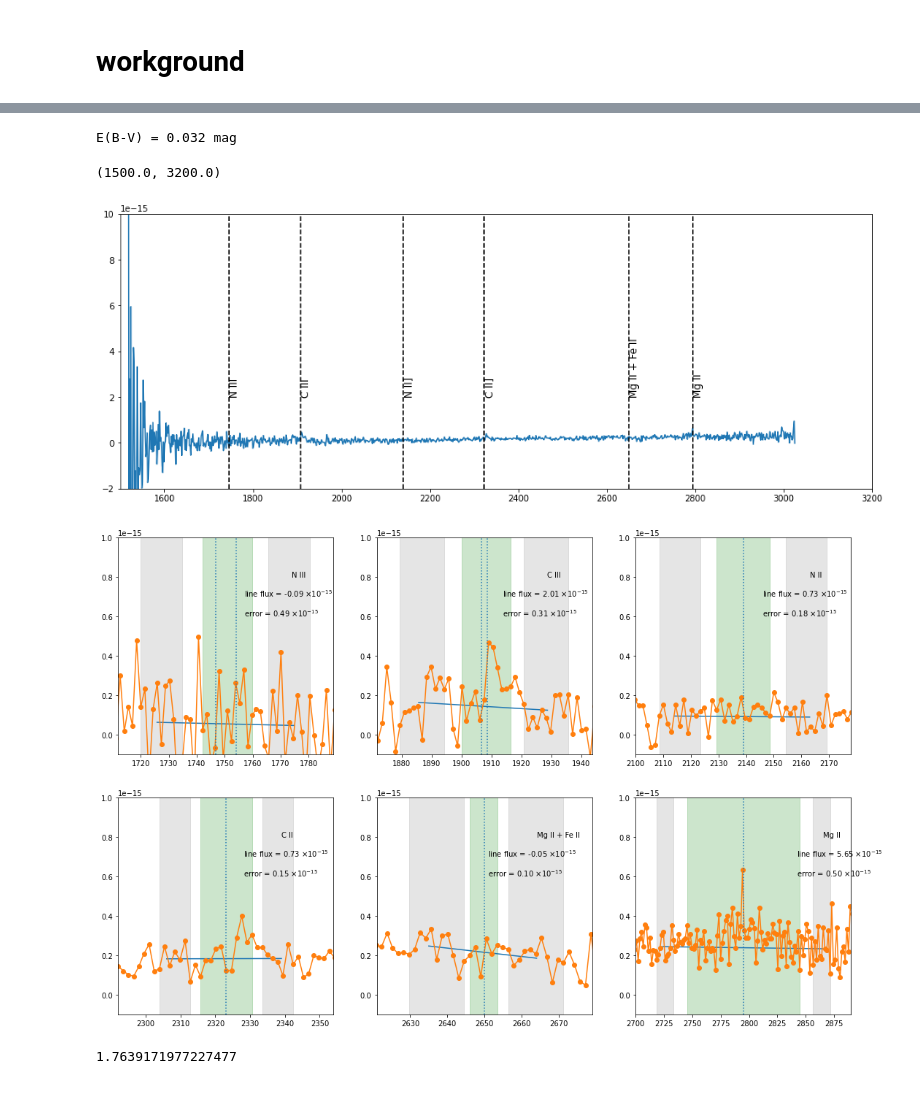
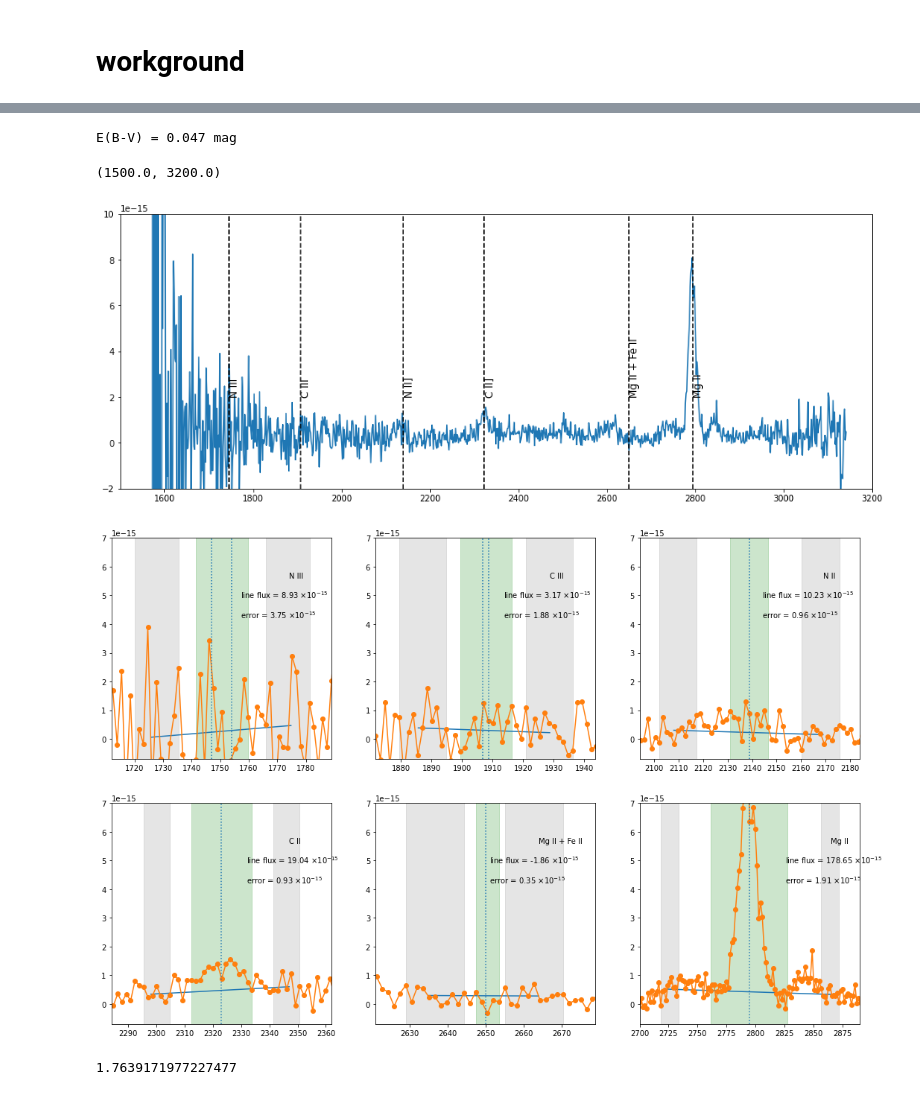
Before and after one commit to Anika019/UV_interaction_SN, a Jupyter notebook: line calculation.ipynb, the cells around one changed output, grey strips where cells are left out. Drawn from its saved outputs; the diff is of its cells as text; code cells hidden in the pictures.

```diff
--- a/line calculation.ipynb
+++ b/line calculation.ipynb
@@ -507,19 +507,19 @@ from __future__ import print_function
 from astropy.coordinates import SkyCoord
 from dustmaps.sfd import SFDQuery
 
-coords = SkyCoord('15h43m11.4s', '17d48m47.2s', frame='icrs')
+coords = SkyCoord('09h32m06.4s', '8d26m44.4s', frame='icrs')
 sfd = SFDQuery()
 ebv = sfd(coords)
 print('E(B-V) = {:.3f} mag'.format(ebv))
 # %% [output]
-E(B-V) = 0.032 mag
+E(B-V) = 0.047 mag
 # %%
 # for object dont need binning
-obj = '2020aekp'
-spec = fits.open('./reduced_spectra/2020aekp/2020aekp_d250NUV_x1d.fits')
-ebv = 0.032                                                      #update this!!!
-ind = 16                                                          #update this!!!
-nuv_lineflux[ind]['phase'] = 250                                    #update this!!!
+obj = '2005ip'
+spec = fits.open('./reduced_spectra/2005ip/2005ip_d4337NUV_x1d.fits')
+ebv = 0.047                                                      #update this!!!
+ind = 17                                                          #update this!!!
+nuv_lineflux[ind]['phase'] = 4337                                    #update this!!!
 
 #2021csp ebv=0.03
 
@@ -547,7 +547,7 @@ plt.ylim(-2e-15, 1e-14)
 plt.xlim(1500, 3200)
 # %% [output]
 (1500.0, 3200.0)
-[figure, old version]
+[figure, new version]
 # %%
 ind1 = (wav>1720)&(wav<1760)
 flux[79] = (flux[78]+flux[80])/2
@@ -563,7 +563,7 @@ fig, axes = plt.subplots(nrows = nrows, ncols = ncols, figsize = (6*ncols, 6*nro
 #                             'MgII2795', 'd_MgII2795'))
 
 cont_bound = 5
-ylim = 1e-15
+ylim = 7e-15
 bound = 20
 int_bound = 6
 v_shift = 0
@@ -583,8 +583,8 @@ emflux, emerror = plot_region(axes[0,1], wav, flux, [1906.7, 1908.7],  error = s
 nuv_lineflux[ind]['CIII1907'] = emflux
 nuv_lineflux[ind]['d_CIII1907'] = emerror
 
-bound = 24
-int_bound = 10
+bound = 30
+int_bound = 8
 v_shift = 0
 emflux, emerror = plot_region(axes[0,2], wav, flux, [2139],  error = spec[1].data['ERROR'][0],
                      linename = 'N II', bound = bound, int_bound = int_bound,
@@ -593,37 +593,37 @@ nuv_lineflux[ind]['NII2139'] = emflux
 nuv_lineflux[ind]['d_NII2139'] = emerror
 
 
 
-bound = 16
-int_bound = 8
+bound = 24
+int_bound = 12
 v_shift = 0
 emflux, emerror = plot_region(axes[1,0], wav, flux, [2323],  error = spec[1].data['ERROR'][0],
                      linename = 'C II', bound = bound, v_shift = v_shift,
                      int_bound = int_bound,cont_bound = 3,xlim =15, ylim = ylim)
 nuv_lineflux[ind]['CII2323'] = emflux
 nuv_lineflux[ind]['d_CII2323'] = emerror
 
 bound = 14
 int_bound = 4
 v_shift = 0
 emflux, emerror = plot_region(axes[1,1], wav, flux, [2650],  error = spec[1].data['ERROR'][0],
                      linename = 'Mg II + Fe II ', bound = bound, int_bound = int_bound,
                      xlim =15, ylim = ylim,cont_bound = cont_bound, v_shift = v_shift)
 nuv_lineflux[ind]['MgIIFeII2650'] = emflux
 nuv_lineflux[ind]['d_MgIIFeII2650'] = emerror
 
 bound = 70
-int_bound = 50
+int_bound = 34
 v_shift = 0
 emflux, emerror = plot_region(axes[1,2], wav, flux, [2795],  error = spec[1].data['ERROR'][0],
                      linename = 'Mg II', bound = bound, int_bound = int_bound,
                      xlim =25, ylim = ylim,cont_bound = cont_bound, v_shift = v_shift)
 nuv_lineflux[ind]['MgII2795'] = emflux
 nuv_lineflux[ind]['d_MgII2795'] = emerror
 
 #nuv_lineflux
 # %% [output]
-[figure, old version]
+[figure, new version]
 # %%
 527.26/13.5/566.83*25.6
 # %% [output]
```
Also changed, not shown: parts of 4 cells of this notebook, 2 other files.
